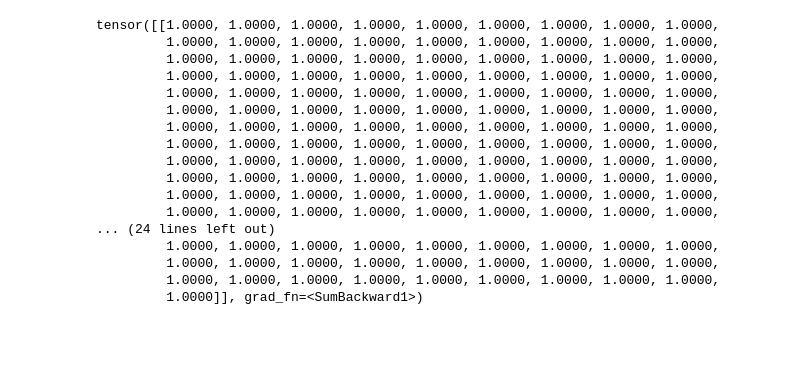
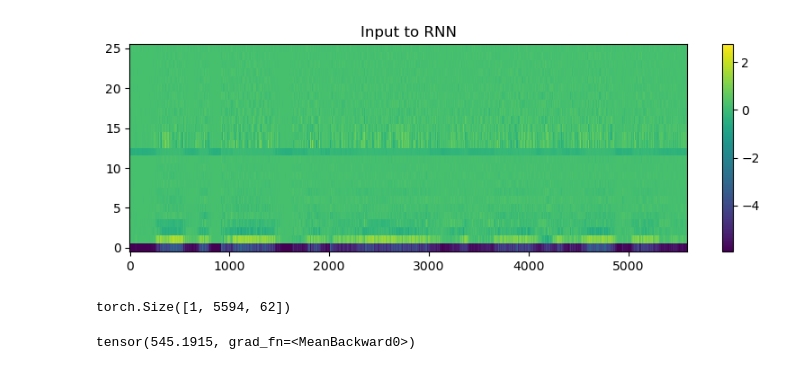
Before and after one commit to Whitesheep18/dlsp, a Jupyter notebook: CTC/ctc.ipynb, the cells around one changed output. Cells and saved outputs as stored; diff of their text form; code cells hidden in the pictures; blank space fills up the shorter version.

Commit message:
timit dataset experiments

```diff
--- a/CTC/ctc.ipynb
+++ b/CTC/ctc.ipynb
@@ -139,22 +0,0 @@ def get_prob_from_logits(logits):
-# %%
-emission_probs = get_prob_from_logits(emission)
-emission_probs.sum(axis=2)
-70807204
-# %% [output]
-tensor([[1.0000, 1.0000, 1.0000, 1.0000, 1.0000, 1.0000, 1.0000, 1.0000, 1.0000,
-         1.0000, 1.0000, 1.0000, 1.0000, 1.0000, 1.0000, 1.0000, 1.0000, 1.0000,
-         1.0000, 1.0000, 1.0000, 1.0000, 1.0000, 1.0000, 1.0000, 1.0000, 1.0000,
-         1.0000, 1.0000, 1.0000, 1.0000, 1.0000, 1.0000, 1.0000, 1.0000, 1.0000,
-         1.0000, 1.0000, 1.0000, 1.0000, 1.0000, 1.0000, 1.0000, 1.0000, 1.0000,
-         1.0000, 1.0000, 1.0000, 1.0000, 1.0000, 1.0000, 1.0000, 1.0000, 1.0000,
-         1.0000, 1.0000, 1.0000, 1.0000, 1.0000, 1.0000, 1.0000, 1.0000, 1.0000,
-         1.0000, 1.0000, 1.0000, 1.0000, 1.0000, 1.0000, 1.0000, 1.0000, 1.0000,
-         1.0000, 1.0000, 1.0000, 1.0000, 1.0000, 1.0000, 1.0000, 1.0000, 1.0000,
-         1.0000, 1.0000, 1.0000, 1.0000, 1.0000, 1.0000, 1.0000, 1.0000, 1.0000,
-         1.0000, 1.0000, 1.0000, 1.0000, 1.0000, 1.0000, 1.0000, 1.0000, 1.0000,
-         1.0000, 1.0000, 1.0000, 1.0000, 1.0000, 1.0000, 1.0000, 1.0000, 1.0000,
-... (24 lines left out)
-         1.0000, 1.0000, 1.0000, 1.0000, 1.0000, 1.0000, 1.0000, 1.0000, 1.0000,
-         1.0000, 1.0000, 1.0000, 1.0000, 1.0000, 1.0000, 1.0000, 1.0000, 1.0000,
-         1.0000, 1.0000, 1.0000, 1.0000, 1.0000, 1.0000, 1.0000, 1.0000, 1.0000,
-         1.0000]], grad_fn=<SumBackward1>)
@@ -160,0 +10,49 @@ tensor([[1.0000, 1.0000, 1.0000, 1.0000, 1.0000, 1.0000, 1.0000, 1.0000, 1.0000,
+# %%
+dataset = Timit('timit') # small subset (from kaggle)
+path, wav, transcript, _, target = dataset[0]
+# %%
+# plot wav as spectorgram
+import matplotlib.pyplot as plt
+
+features = preprocess(wav)
+
+# add log energy
+plt.figure(figsize=(10, 3))
+plt.imshow(features.squeeze(0), aspect='auto', origin='lower', interpolation='none')
+plt.title("Input to RNN")
+
+#colorbar
+cbar = plt.colorbar()
+plt.show()
+# %% [output]
+[figure, added]
+# %%
+class CTCModel(nn.Module):
+    def __init__(self, num_classes=62):
+        super(CTCModel, self).__init__()
+        self.lstm = nn.LSTM(input_size=26, hidden_size=num_classes, num_layers=1, batch_first=True,
+                            bidirectional=True)
+        self.output = nn.Linear(2*num_classes, num_classes)
+        self.softmax = nn.LogSoftmax(dim=2)
+        self.num_classes = num_classes # num phonemes + 1 (for blank)
+
+    def forward(self, x):
+        out, _ = self.lstm(x)
+        logits = self.output(out)
+        y = self.softmax(logits)
+        return y
+
+model = CTCModel()
+y = model(features.permute(0, 2, 1))
+print(y.shape)
+# %% [output]
+torch.Size([1, 5594, 62])
+# %%
+# pytorch implementation
+
+input_lengths = torch.full(size=(1,), fill_value=y.shape[1], dtype=torch.long)
+target_lengths = torch.tensor([target.shape[-1]])
+criterion = nn.CTCLoss()
+criterion(y.permute(1, 0, 2), target.unsqueeze(0), input_lengths, target_lengths)
+# %% [output]
+tensor(545.1915, grad_fn=<MeanBackward0>)
```
Also changed, not shown: parts of 12 cells of this notebook, 3 other files.
